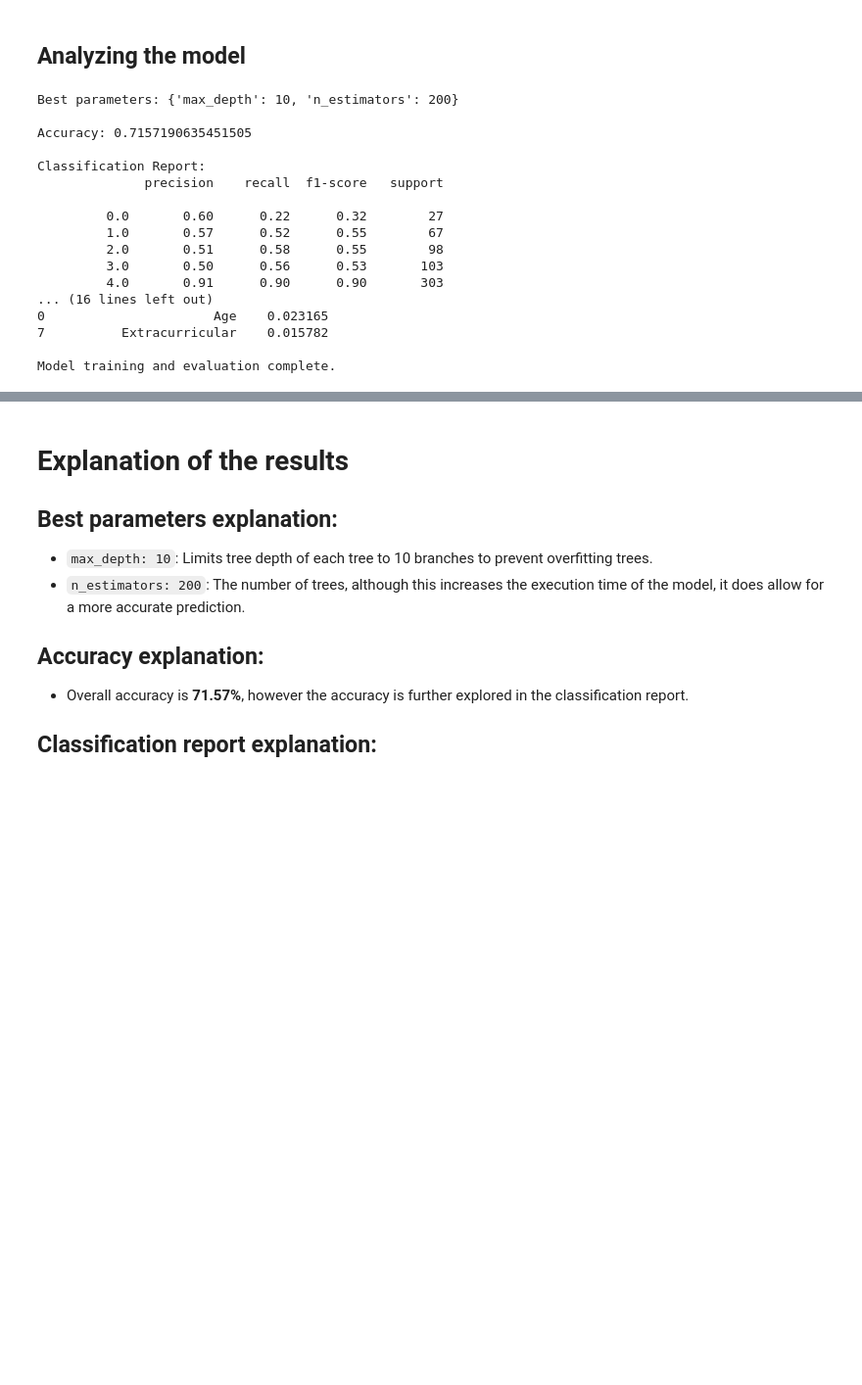
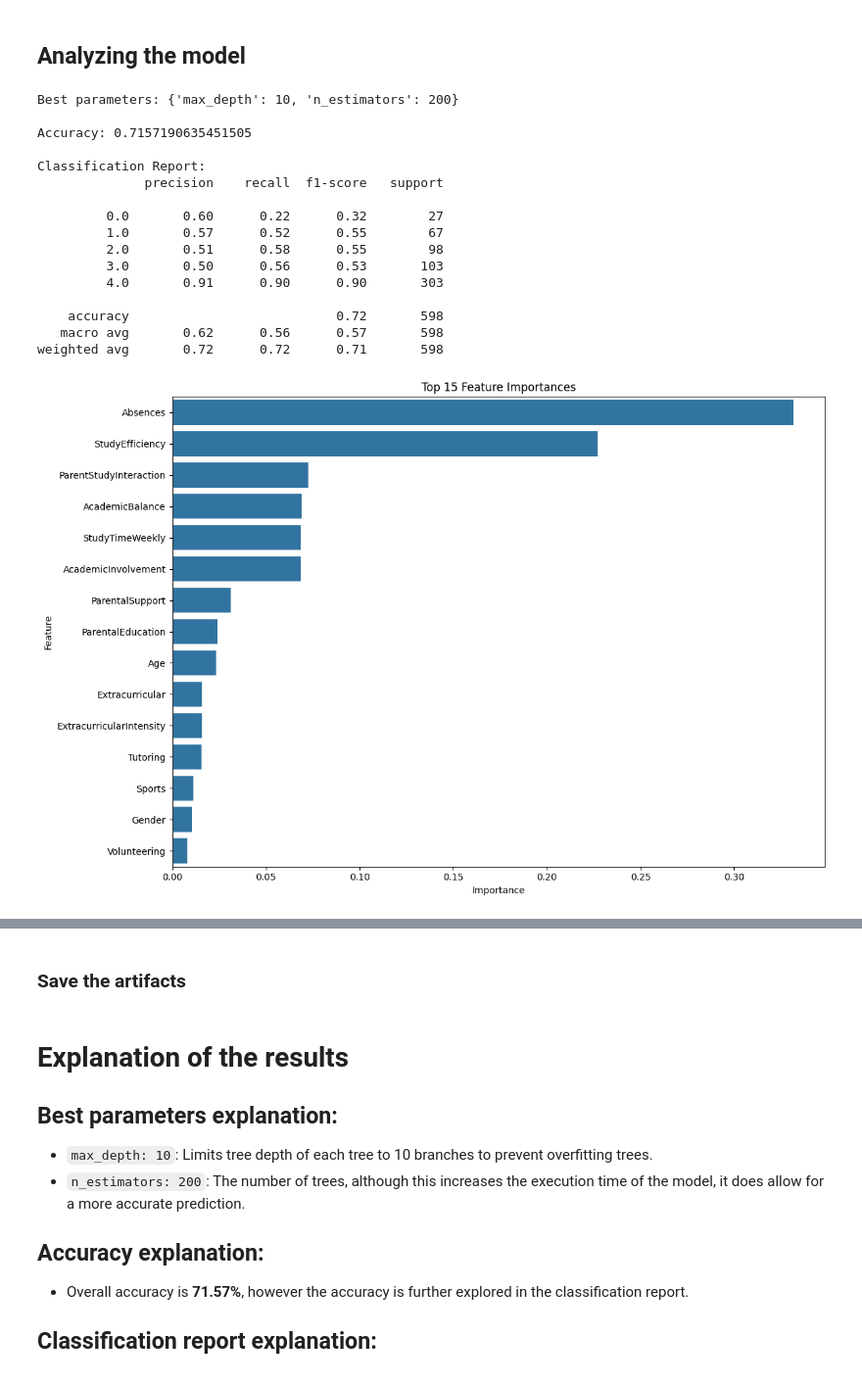
Before and after one commit to BeardedSeal77/MLG382_Guided_Project, a Jupyter notebook: Notebooks/models/Random_forest.ipynb, the cells around one changed output, grey strips where cells are left out. Shown: that part at 98% size. Drawn from its saved outputs; the diff is of its cells as text; code cells hidden in the pictures; blank space fills up the shorter version.

Commit message:
Random forest Artifacts added

```diff
--- a/Notebooks/models/Random_forest.ipynb
+++ b/Notebooks/models/Random_forest.ipynb
@@ -107,47 +107,51 @@ feature_names = X.columns
 
 # Create DataFrame for feature importance
 importance_df = pd.DataFrame({
     'Feature': feature_names,
     'Importance': feature_importances
 }).sort_values(by='Importance', ascending=False)
 
 # Plot feature importance
 plt.figure(figsize=(12, 8))
 sns.barplot(x='Importance', y='Feature', data=importance_df.head(15))
 plt.title('Top 15 Feature Importances')
 plt.tight_layout()
-plt.savefig('../../Model-Results/feature_importance_random_forest.png')
-plt.close()
+plt.savefig('../../artifacts/plots/RF_feature_importance.png')
 
-print("\nTop 10 Most Important Features:")
-print(importance_df.head(10))
 
-# Save the model results
-results = {
-    'accuracy': accuracy_score(y_test, y_pred),
-    'best_params': grid_search.best_params_,
-    'feature_importance': importance_df
-}
+# Confusion matrix plot
+plt.figure(figsize=(10, 8))
+cm = confusion_matrix(y_test, y_pred)
+sns.heatmap(cm, annot=True, fmt='d', cmap='Blues')
+plt.title('Confusion Matrix')
+plt.xlabel('Predicted')
+plt.ylabel('Actual')
+plt.tight_layout()
+plt.savefig('../../artifacts/plots/RF_confusion_matrix.png')
 
-# Export results to CSV
-importance_df.to_csv('../../Model-Results/feature_importance_random_forest.csv', index=False)
 
-print("\nModel training and evaluation complete.")
+# Classification report as PNG
+plt.figure(figsize=(10, 6))
+plt.text(0.01, 0.99, classification_report(y_test, y_pred), {'fontsize': 12}, fontfamily='monospace')
+plt.axis('off')
+plt.title('Classification Report')
+plt.tight_layout()
+plt.savefig('../../artifacts/plots/RF_classification_report.png', bbox_inches='tight')
 # %% [output]
 Best parameters: {'max_depth': 10, 'n_estimators': 200}
 
 Accuracy: 0.7157190635451505
 
 Classification Report:
               precision    recall  f1-score   support
 
          0.0       0.60      0.22      0.32        27
          1.0       0.57      0.52      0.55        67
          2.0       0.51      0.58      0.55        98
          3.0       0.50      0.56      0.53       103
          4.0       0.91      0.90      0.90       303
-... (16 lines left out)
-0                      Age    0.023165
-7          Extracurricular    0.015782
 
-Model training and evaluation complete.
+    accuracy                           0.72       598
+   macro avg       0.62      0.56      0.57       598
+weighted avg       0.72      0.72      0.71       598
+[figure, added]
@@ -153,0 +160,2 @@ Model training and evaluation complete.
+# %% [markdown]
+### Save the artifacts
```
Also changed, not shown: parts of 2 cells of this notebook, 6 other files.
